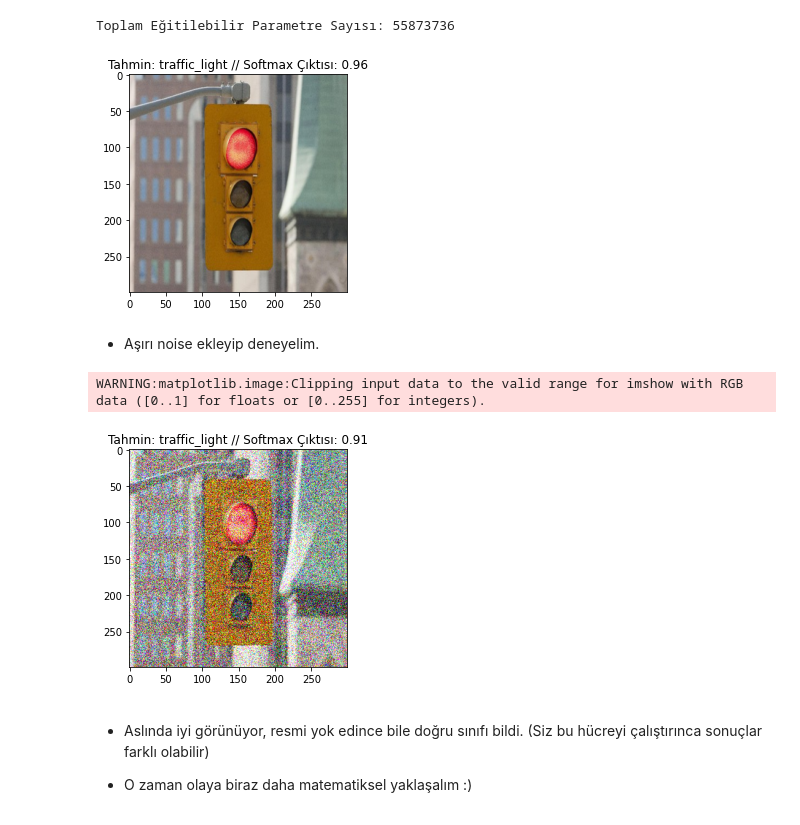
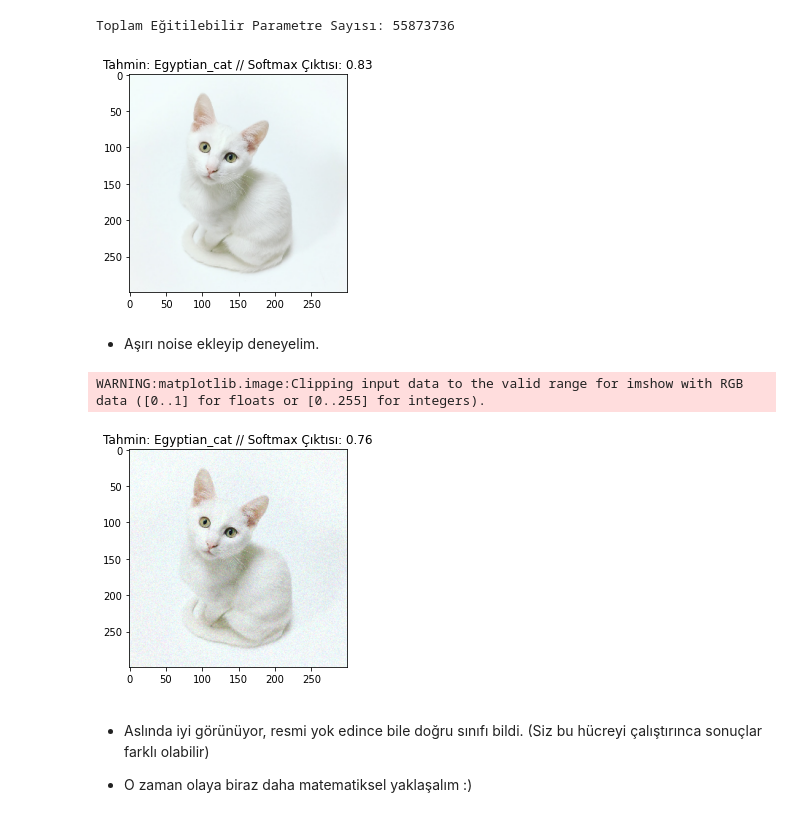
Before and after one commit to Frightera/TensorFlow-2.X-Ogretici-Notebooklar-Turkce, a Jupyter notebook: 7 - Softmax Çıktıları ve -Adversarial Attack- .ipynb, the cells around one changed output. Cells and saved outputs as stored; diff of their text form; code cells hidden in the pictures.

```diff
--- a/7 - Softmax Çıktıları ve -Adversarial Attack- .ipynb
+++ b/7 - Softmax Çıktıları ve -Adversarial Attack- .ipynb
@@ -278,25 +278,26 @@ def get_prediction(devasa_model, image):
     plt.title('Tahmin: %s // Softmax Çıktısı: %.2f' % (prediction_details[0],
                                                            prediction_details[1]))
 # %%
-img_link = "https://smartcdn.prod.postmedia.digital/ottawacitizen/wp-content/uploads/2015/04/109960-ottawa-ont-aug-16-2012-stock-stock-photos-for-li.jpg?quality=90&strip=all&w=400"
+#Image source: https://unsplash.com/photos/E9kVmtiqqGE (By Rémi Rémino)
+img_link = "https://images.unsplash.com/photo-1520315342629-6ea920342047?ixlib=rb-1.2.1&ixid=MnwxMjA3fDB8MHxwaG90by1wYWdlfHx8fGVufDB8fHx8&auto=format&fit=crop&w=880&q=80"
 image = tf.keras.utils.get_file(origin=img_link)
 image = plt.imread(image)
 image = cv2.resize(image, [299, 299])
 image = image.astype(np.float32)
 image_before = image.copy()
 
 # Normal resimde prediction alalım.
-get_prediction(devasa_model, image) # 0.96 --> traffic light
+get_prediction(devasa_model, image) # 0.95 --> traffic light
 # %% [output]
-[figure, old version]
+[figure, new version]
 # %% [markdown]
 * Aşırı noise ekleyip deneyelim.
 # %%
-image_noisy = image_before + np.random.normal(loc = 20.9, scale = 65.2, size = (299, 299, 3))
+image_noisy = image_before + np.random.normal(loc = 0.9, scale = 10.2, size = (299, 299, 3))
 get_prediction(devasa_model, image_noisy)
 # %% [output]
 WARNING:matplotlib.image:Clipping input data to the valid range for imshow with RGB data ([0..1] for floats or [0..255] for integers).
-[figure, old version]
+[figure, new version]
 # %% [markdown]
 * Aslında iyi görünüyor, resmi yok edince bile doğru sınıfı bildi. (Siz bu hücreyi çalıştırınca sonuçlar farklı olabilir)
 
```
Also changed, not shown: parts of 10 cells of this notebook.
